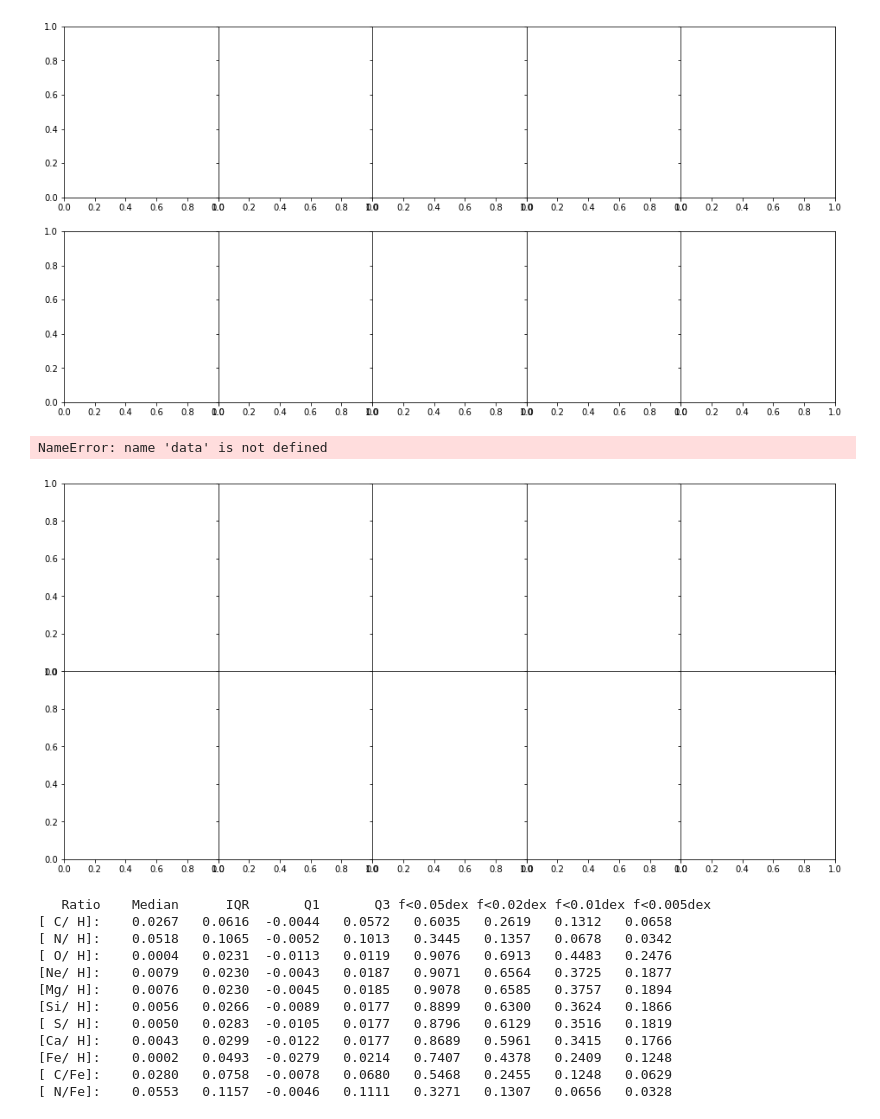
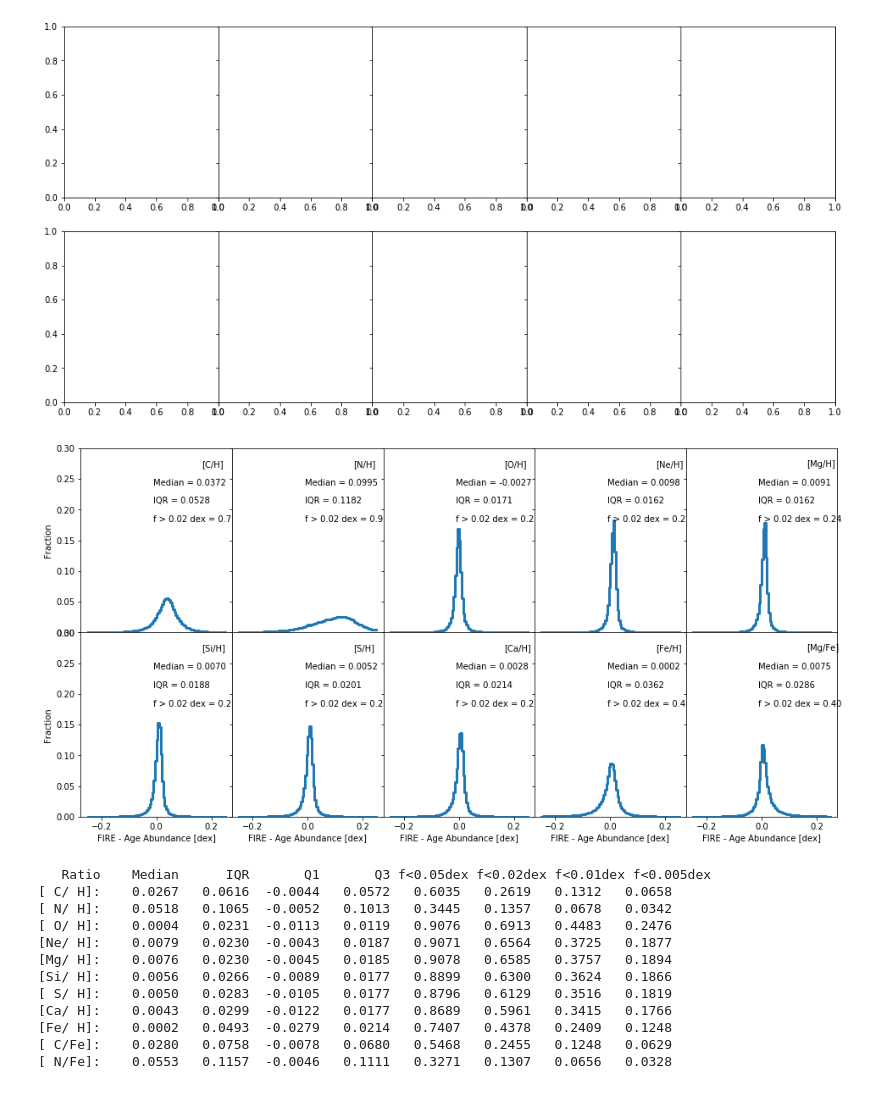
Before and after one commit to aemerick/galaxy_analysis, a Jupyter notebook: notebooks/age_tracers_comparison.ipynb, the cells around one changed output. Drawn from its saved outputs; the diff is of its cells as text; code cells hidden in the pictures.

```diff
--- a/notebooks/age_tracers_comparison.ipynb
+++ b/notebooks/age_tracers_comparison.ipynb
@@ -29,7 +29,7 @@ wdir = "/home/aemerick/work/gizmo_runs/m12q_res5700_test/"
 age_bins = yield_model.get_bins(config_file = wdir + "/gizmo.out", binfile = wdir+"/age_bins.txt")
 
 
-Z = 1.0E-5
+Z = 1.0E-3
 FIRE_Z_scaling = True
 age_is_fraction = True
 
@@ -82,7 +82,7 @@ logH = np.log10(ds0.hubble_constant)
 0.00000E+00 0.00000E+00 0.00000E+00
 0.00000E+00 0.00000E+00 0.00000E+00
 # %%
-ds     = yt.load(wdir + 'output/snapshot_124.hdf5')
+ds     = yt.load(wdir + 'output/snapshot_172.hdf5')
 data   = ds.all_data()
 fields = ds.field_list
 
@@ -95,5 +95,8 @@ metals = np.unique([x[1] for x in ds.field_list if ((x[0] == 'PartType0') and ('
 
 print(np.min(data[('PartType0','particle_mass')].to('Msun')))
 M_norm = np.min(data[('PartType0','particle_mass')].to('Msun') )
+
+print(np.median(data[('PartType4','Metallicity_00')]))
+print(np.average(data[('PartType4','Metallicity_00')]))
 # %% [output]
 56538.21342723229 Msun
@@ -245,12 +250,14 @@ def MDF(x1e,x2e,data,rmin=None,rmax=None,dbin=0.25, age=True, ptype='star', diff
 
         H_cut = ca.abundance_ratio_array('O',cutvals1,'H',cutvals2,input_type='abundance')
 
-        abund     = abund[ (H_cut > -2.6)]
-        abund_age = abund_age[ (H_cut > -2.6)]
+        #abund     = abund[ (H_cut > -2.6)]
+        #abund_age = abund_age[ (H_cut > -2.6)]
 
 
         if absval:
             abund = np.abs(abund - abund_age) # diff
+        else:
+            abund = abund-abund_age
 
     else:
         if age:
@@ -511,8 +537,8 @@ fig,ax = plt.subplots(2,5,sharey=True,sharex=True)
 fig.set_size_inches(16,8)
 fig.subplots_adjust(wspace=0,hspace=0)
 
-amin,amax = -0.26,0.26
-dbin = 0.02
+amin,amax = -.25,0.25
+dbin = 0.005
 
 xy = (0.8,0.90)
 
@@ -522,36 +548,35 @@ def plot_panel(ax,e1,e2):
     ax.annotate('[' + e1 + '/' + e2 + ']', xy=xy, xycoords = 'axes fraction')
     ax.annotate('Median = %0.4f'%stats['median'], xy = (xy[0]-0.32,xy[1]-0.1), xycoords = 'axes fraction')
     ax.annotate('IQR = %0.4f'%stats['IQR'], xy = (xy[0]-0.32,xy[1]-0.2), xycoords = 'axes fraction')
     ax.annotate('f > 0.02 dex = %0.2f'%(1.0-stats['0.02dex']), xy=(xy[0]-0.32,xy[1]-0.3),xycoords='axes fraction')
     return
 
 plot_panel(ax[(0,0)], 'C', 'H')
 plot_panel(ax[(0,1)], 'N', 'H')
 plot_panel(ax[(0,2)], 'O', 'H')
 plot_panel(ax[(0,3)], 'Ne', 'H')
 plot_panel(ax[(0,4)], 'Mg', 'H')
 plot_panel(ax[(1,0)], 'Si', 'H')
 plot_panel(ax[(1,1)], 'S', 'H')
 plot_panel(ax[(1,2)], 'Ca', 'H')
 plot_panel(ax[(1,3)], 'Fe', 'H')
 plot_panel(ax[(1,4)], 'Mg', 'Fe')
 
 for ax1 in ax:
     for ax2 in ax1:
-        ax2.set_ylim(0,0.5)
+        ax2.set_ylim(0,0.3)
 
 ax[(0,0)].set_ylabel('Fraction')
 ax[(1,0)].set_ylabel('Fraction')
 
 for i in np.arange(5):
     ax[(1,i)].set_xlabel('FIRE - Age Abundance [dex]')
 
 
 outname = simulation + '_stellar_MDFs_offset.png'
 fig.savefig(outname)
 # %% [output]
-NameError: name 'data' is not defined
-[figure, old version]
+[figure, new version]
 # %%
 print("%8s  %8s %8s %8s %8s %8s %8s %8s %8s"%('Ratio','Median','IQR','Q1','Q3','f<0.05dex','f<0.02dex','f<0.01dex','f<0.005dex'))
 
```
Also changed, not shown: parts of 9 cells of this notebook.
